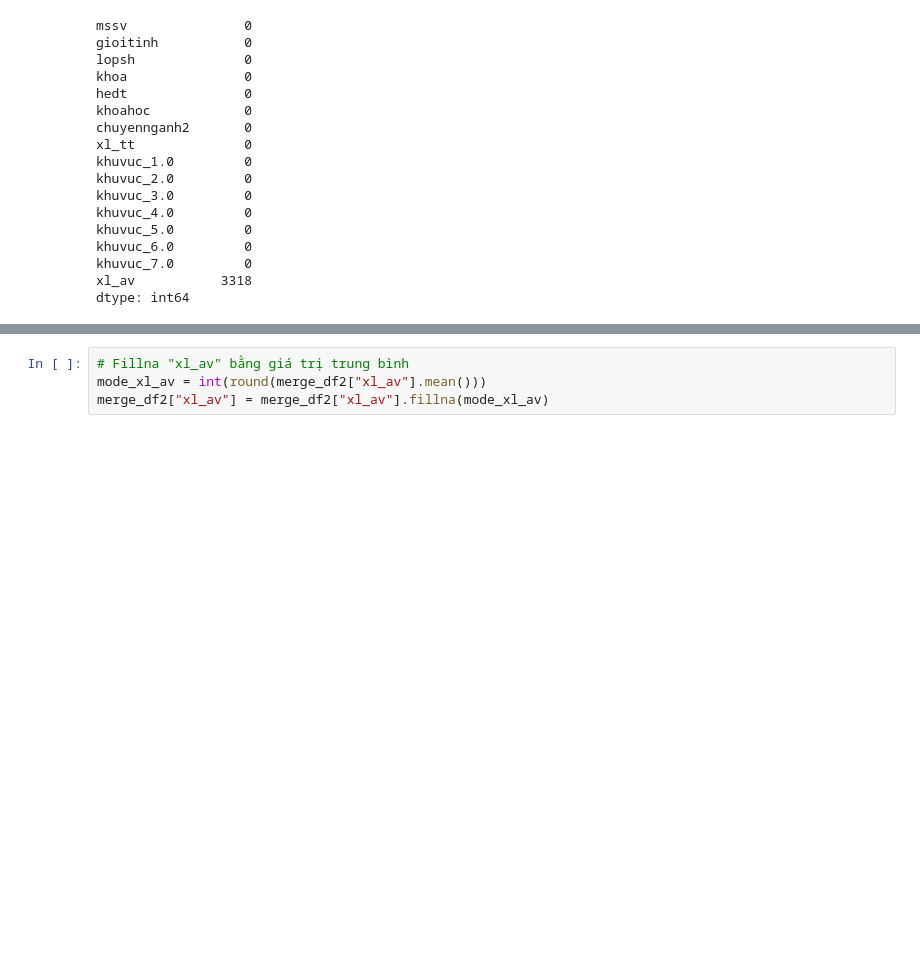
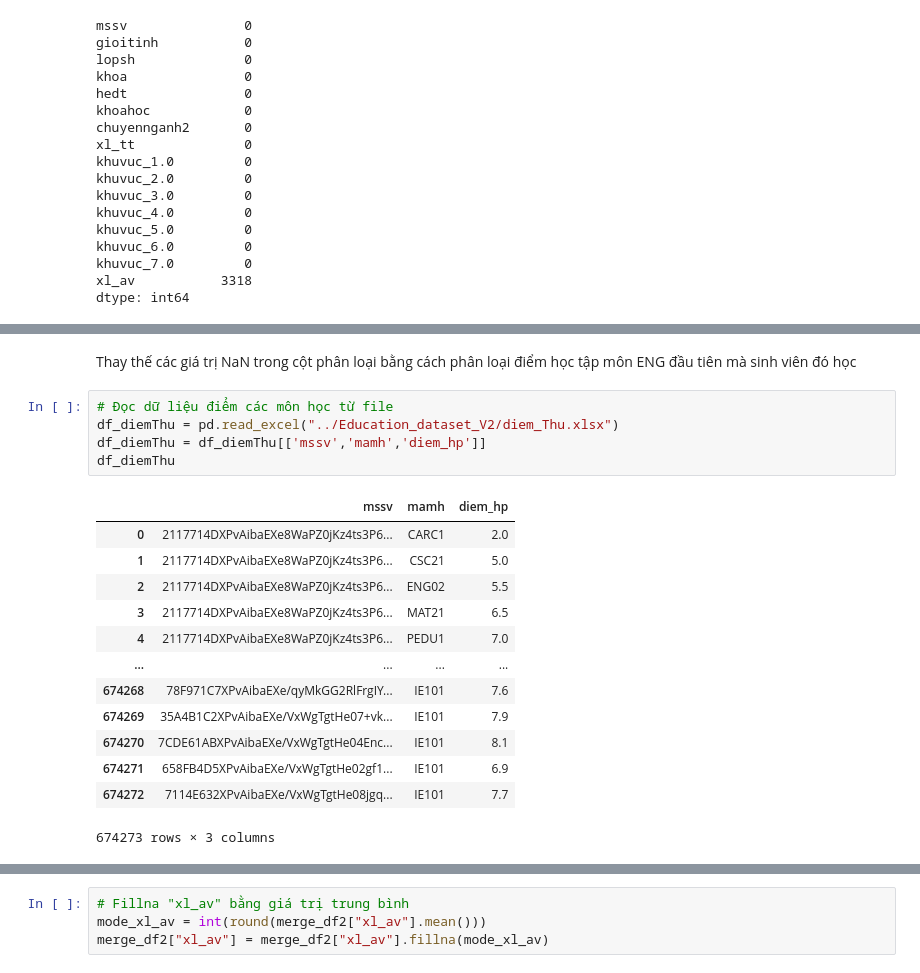
Before and after one commit to anhducbuui270802/Educational_DataMining, a Jupyter notebook: merge_data/merge_data.ipynb, the cells around one changed output, grey strips where cells are left out. Drawn from its saved outputs; the diff is of its cells as text; blank space fills up the shorter version.

```diff
--- a/merge_data/merge_data.ipynb
+++ b/merge_data/merge_data.ipynb
@@ -94,0 +112,21 @@ dtype: int64
+# %% [markdown]
+Thay thế các giá trị NaN trong cột phân loại bằng cách phân loại điểm học tập môn ENG đầu tiên mà sinh viên đó học
+# %%
+# Đọc dữ liệu điểm các môn học từ file
+df_diemThu = pd.read_excel("../Education_dataset_V2/diem_Thu.xlsx")
+df_diemThu = df_diemThu[['mssv','mamh','diem_hp']]
+df_diemThu
+# %% [output]
+|  | mssv | mamh | diem_hp |
+| 0 | 2117714DXPvAibaEXe8WaPZ0jKz4ts3P6... | CARC1 | 2.0 |
+| 1 | 2117714DXPvAibaEXe8WaPZ0jKz4ts3P6... | CSC21 | 5.0 |
+| 2 | 2117714DXPvAibaEXe8WaPZ0jKz4ts3P6... | ENG02 | 5.5 |
+| 3 | 2117714DXPvAibaEXe8WaPZ0jKz4ts3P6... | MAT21 | 6.5 |
+| 4 | 2117714DXPvAibaEXe8WaPZ0jKz4ts3P6... | PEDU1 | 7.0 |
+| ... | ... | ... | ... |
+| 674268 | 78F971C7XPvAibaEXe/qyMkGG2RlFrgIY... | IE101 | 7.6 |
+| 674269 | 35A4B1C2XPvAibaEXe/VxWgTgtHe07+vk... | IE101 | 7.9 |
+| 674270 | 7CDE61ABXPvAibaEXe/VxWgTgtHe04Enc... | IE101 | 8.1 |
+| 674271 | 658FB4D5XPvAibaEXe/VxWgTgtHe02gf1... | IE101 | 6.9 |
+| 674272 | 7114E632XPvAibaEXe/VxWgTgtHe08jgq... | IE101 | 7.7 |
+674273 rows × 3 columns
```
Also changed, not shown: parts of 8 cells of this notebook, 4 other files.
